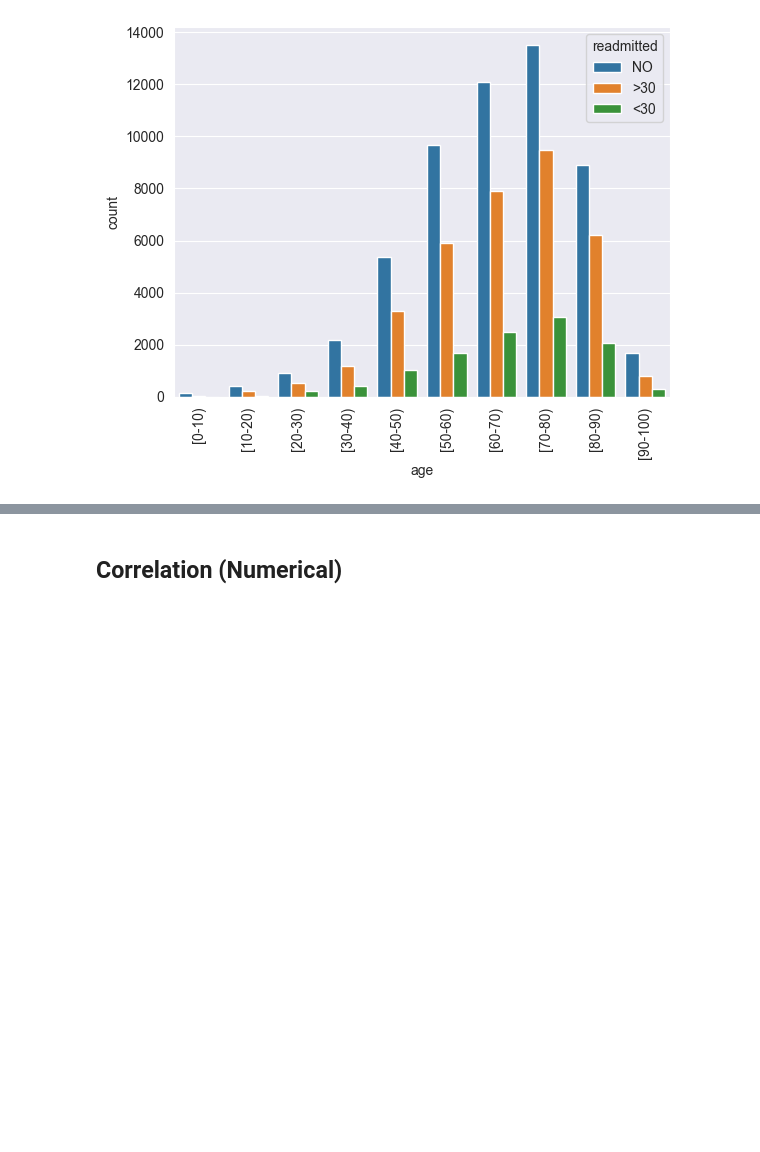
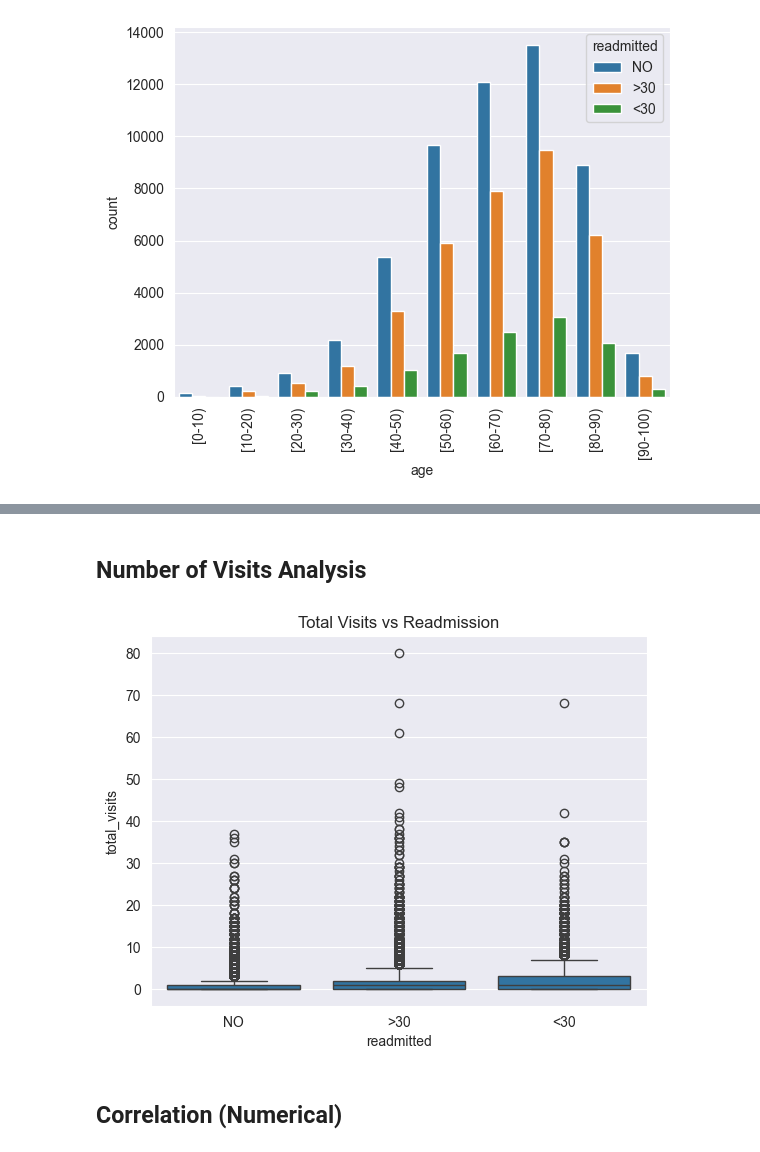
Before and after one commit to EmilyRajapakse2004/year2-healthcare-pipeline-sem2, a Jupyter notebook: notebooks/eda.ipynb, the cells around one changed output, grey strips where cells are left out. Cells and saved outputs as stored; diff of their text form; code cells hidden in the pictures; blank space fills up the shorter version.

```diff
--- a/notebooks/eda.ipynb
+++ b/notebooks/eda.ipynb
@@ -120,3 +123,17 @@ plt.show()
+# %% [markdown]
+## Number of Visits Analysis
+# %%
+df_clean['total_visits'] = (
+    df_clean['number_outpatient'] +
+    df_clean['number_emergency'] +
+    df_clean['number_inpatient']
+)
+
+sns.boxplot(x='readmitted', y='total_visits', data=df_clean)
+plt.title("Total Visits vs Readmission")
+plt.show()
+# %% [output]
+[figure, added]
 # %% [markdown]
 ## Correlation (Numerical)
 # %%
```
Also changed, not shown: parts of 6 cells of this notebook.
